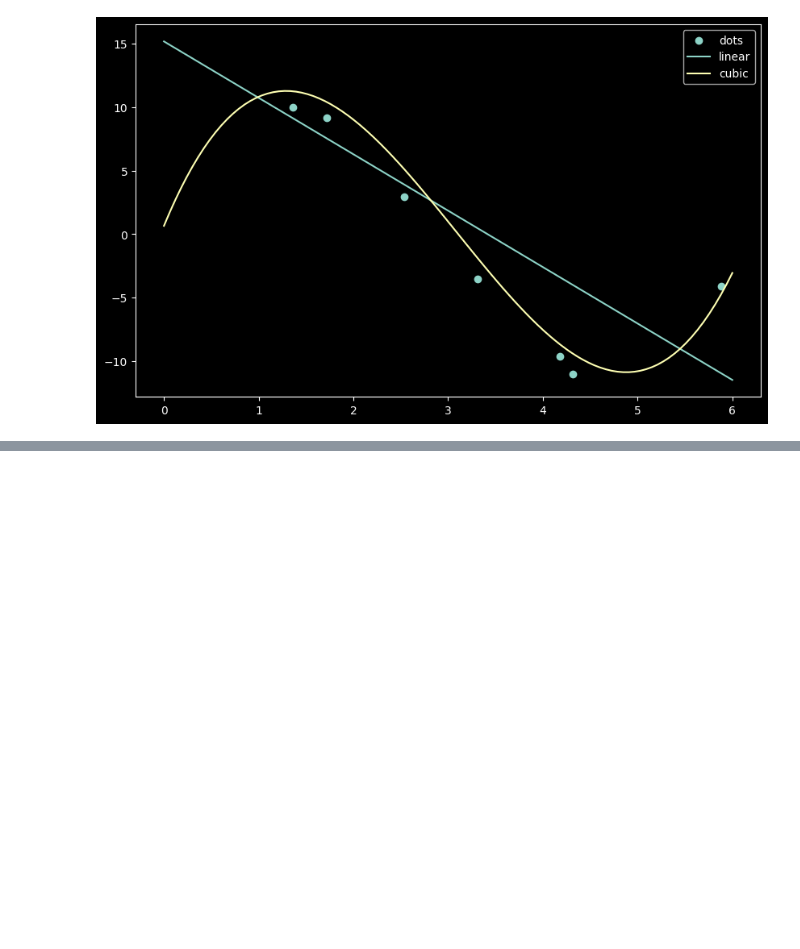
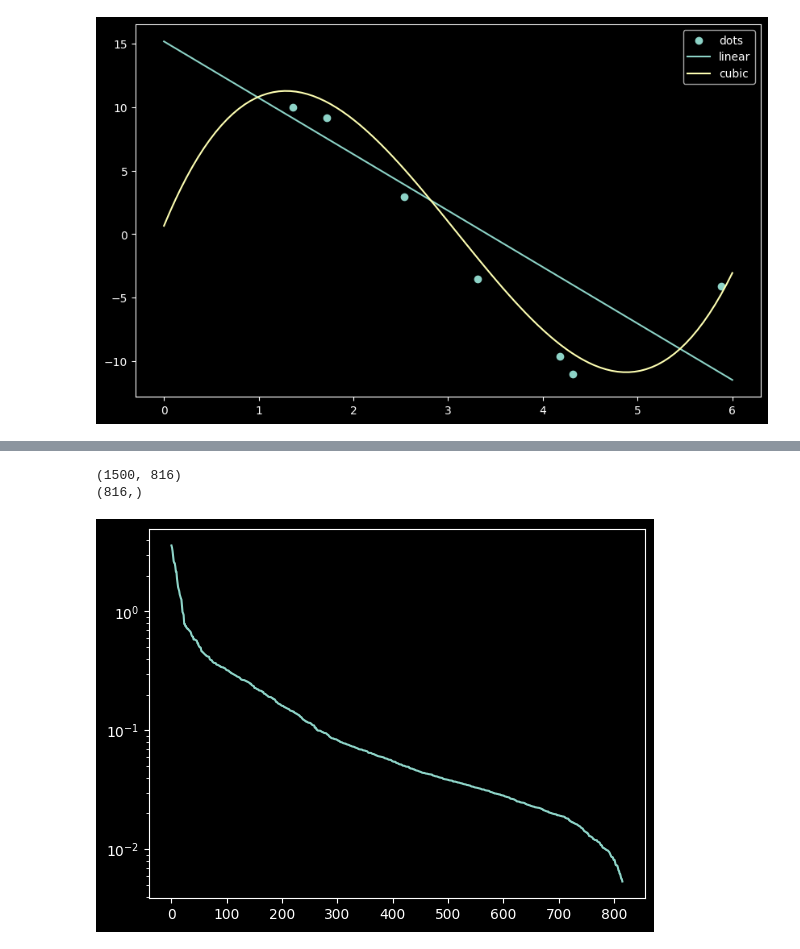
Before and after one commit to mrFendel/NumMethods, a Jupyter notebook: Hometasks/Assignment_3/tasks/Assignment_3.ipynb, the cells around one changed output, grey strips where cells are left out. Saved outputs shown, nothing was run; the diff lists cells and outputs as text; code cells hidden in the pictures; blank space fills up the shorter version.

```diff
--- a/Hometasks/Assignment_3/tasks/Assignment_3.ipynb
+++ b/Hometasks/Assignment_3/tasks/Assignment_3.ipynb
@@ -38,0 +82,10 @@ plt.show()
+# %%
+u, s, vh = np.linalg.svd(C, full_matrices=False)
+print(C.shape)
+print(s.shape)
+plt.plot(s)
+plt.yscale('log');
+# %% [output]
+(1500, 816)
+(816,)
+[figure, added]
```
Also changed, not shown: parts of 7 cells of this notebook.
